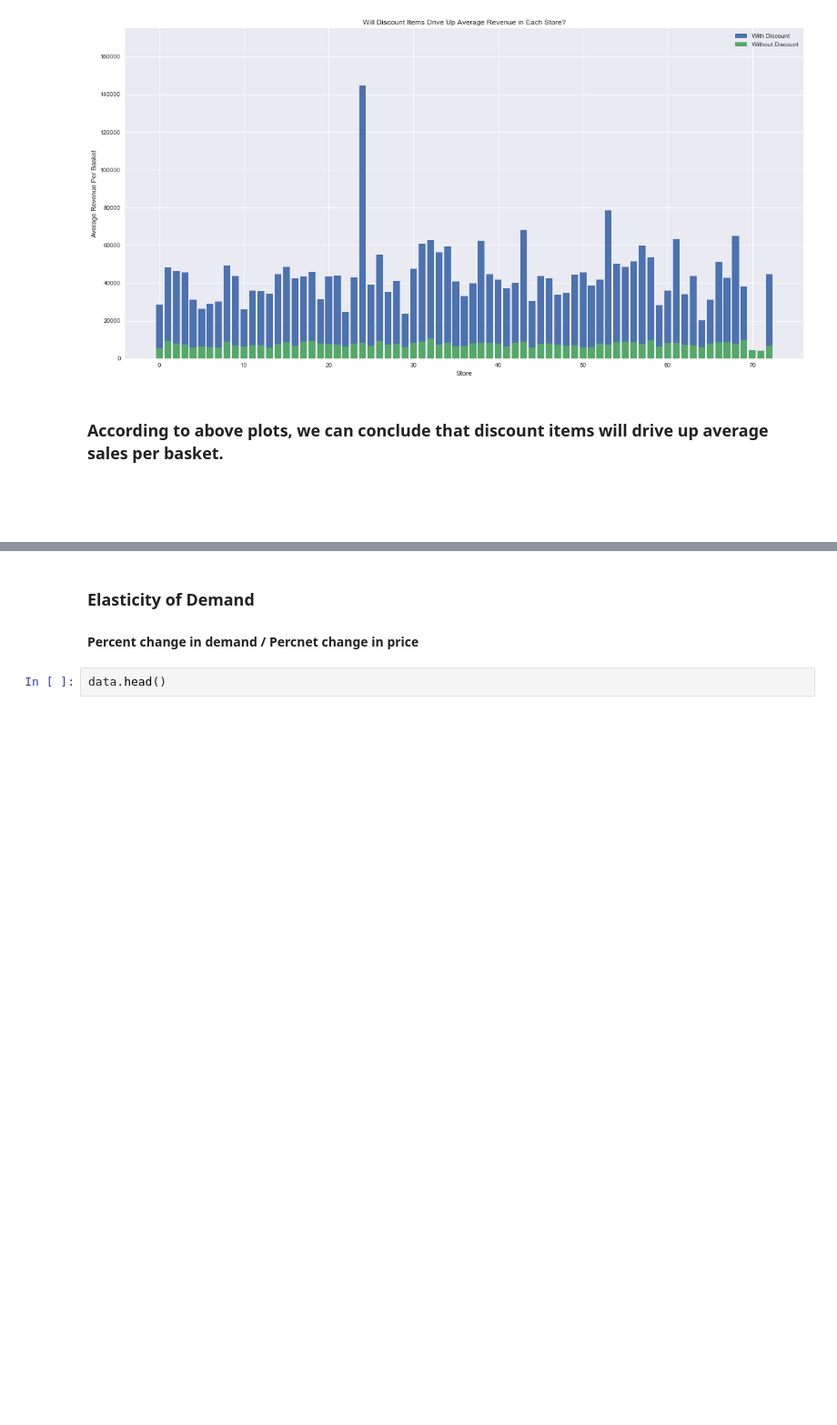
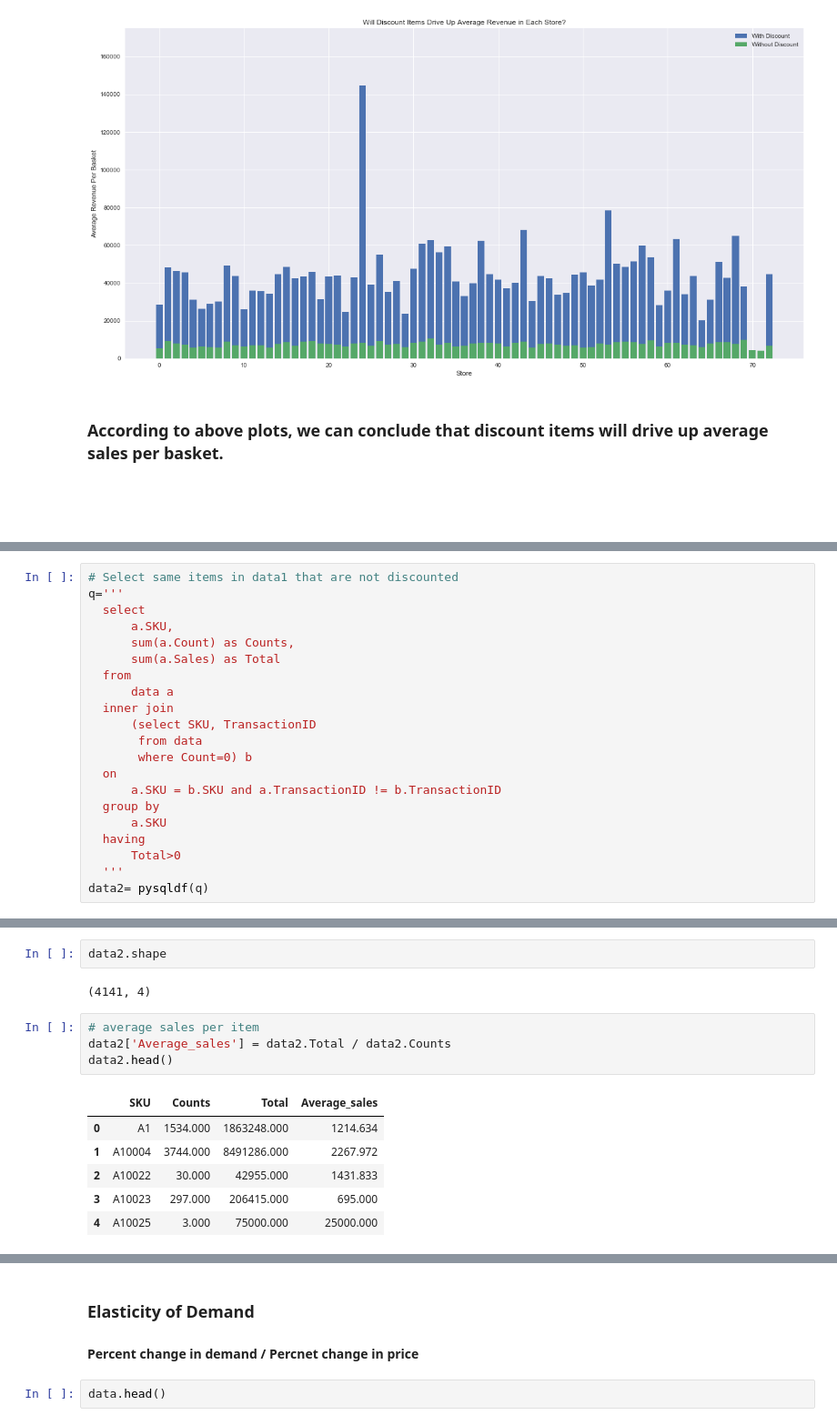
Before and after one commit to WorgenZhang/Retail-Project, a Jupyter notebook: Retail_17.8.2.ipynb, the cells around one changed output, grey strips where cells are left out. Shown at 91% size. Saved outputs shown, nothing was run; the diff lists cells and outputs as text; blank space fills up the shorter version.

```diff
--- a/Retail_17.8.2.ipynb
+++ b/Retail_17.8.2.ipynb
@@ -569,0 +631,21 @@ ax.legend((rects1[0],rects2[0]),('With Discount','Without Discount'))
+# %%
+# Select same items in data1 that are not discounted
+q='''
+  select
+      a.SKU,
+      sum(a.Count) as Counts,
+      sum(a.Sales) as Total
+  from
+      data a
+  inner join
+      (select SKU, TransactionID
+       from data
+       where Count=0) b
+  on
+      a.SKU = b.SKU and a.TransactionID != b.TransactionID
+  group by
+      a.SKU
+  having
+      Total>0
+  '''
+data2= pysqldf(q)
@@ -569,0 +672,15 @@ ax.legend((rects1[0],rects2[0]),('With Discount','Without Discount'))
+# %%
+data2.shape
+# %% [output]
+(4141, 4)
+# %%
+# average sales per item
+data2['Average_sales'] = data2.Total / data2.Counts
+data2.head()
+# %% [output]
+|  | SKU | Counts | Total | Average_sales |
+| 0 | A1 | 1534.000 | 1863248.000 | 1214.634 |
+| 1 | A10004 | 3744.000 | 8491286.000 | 2267.972 |
+| 2 | A10022 | 30.000 | 42955.000 | 1431.833 |
+| 3 | A10023 | 297.000 | 206415.000 | 695.000 |
+| 4 | A10025 | 3.000 | 75000.000 | 25000.000 |
```
Also changed, not shown: parts of 19 cells of this notebook.
